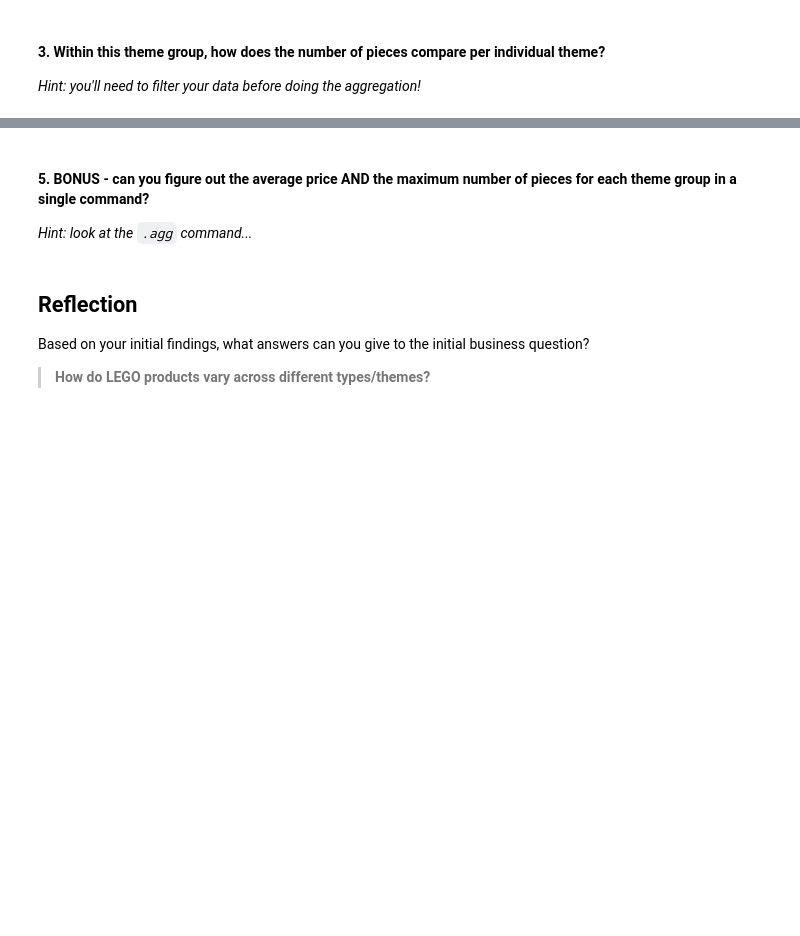
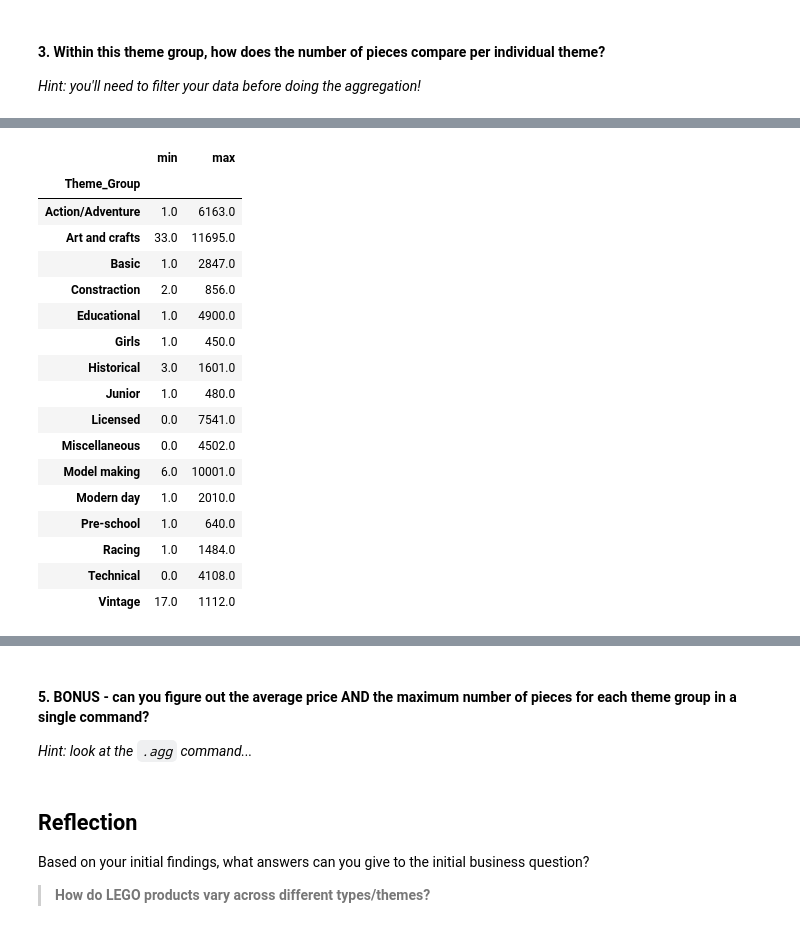
Before and after one commit to milena-seismo/DSB-Unit-02, a Jupyter notebook: 02 - Exploring and Joining/04-exercise-descriptive-statistics-in-pandas.ipynb, the cells around one changed output, grey strips where cells are left out. Saved outputs shown, nothing was run; the diff lists cells and outputs as text; code cells hidden in the pictures; blank space fills up the shorter version.

```diff
--- a/02 - Exploring and Joining/04-exercise-descriptive-statistics-in-pandas.ipynb
+++ b/02 - Exploring and Joining/04-exercise-descriptive-statistics-in-pandas.ipynb
@@ -178,3 +288,5 @@ dtype: float64
 #### 3. Within this theme group, how does the number of pieces compare per individual theme?
 
 *Hint: you'll need to filter your data before doing the aggregation!*
+# %%
+lego_mean = lego.groupby("Theme_Group")["Pieces"]
@@ -180,0 +310,21 @@ dtype: float64
+# %%
+lego_mean.agg(["min", "max"])
+# %% [output]
+|  | min | max |
+| Theme_Group |  |  |
+| Action/Adventure | 1.0 | 6163.0 |
+| Art and crafts | 33.0 | 11695.0 |
+| Basic | 1.0 | 2847.0 |
+| Constraction | 2.0 | 856.0 |
+| Educational | 1.0 | 4900.0 |
+| Girls | 1.0 | 450.0 |
+| Historical | 3.0 | 1601.0 |
+| Junior | 1.0 | 480.0 |
+| Licensed | 0.0 | 7541.0 |
+| Miscellaneous | 0.0 | 4502.0 |
+| Model making | 6.0 | 10001.0 |
+| Modern day | 1.0 | 2010.0 |
+| Pre-school | 1.0 | 640.0 |
+| Racing | 1.0 | 1484.0 |
+| Technical | 0.0 | 4108.0 |
+| Vintage | 17.0 | 1112.0 |
```
Also changed, not shown: parts of 12 cells of this notebook.
